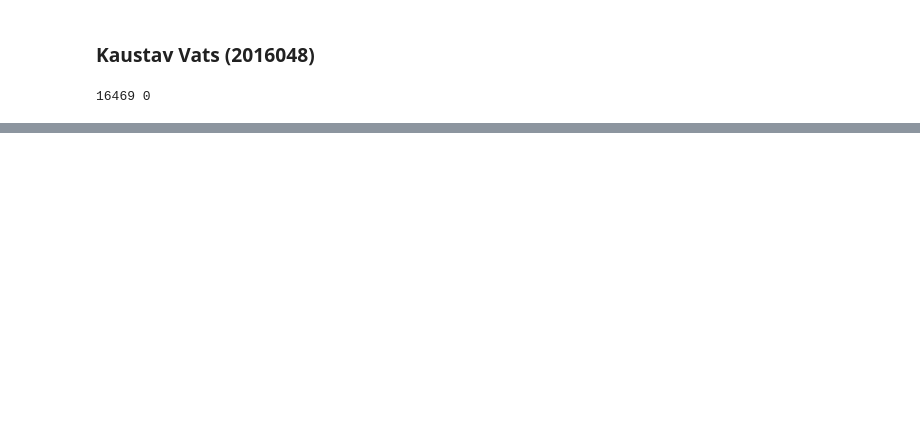
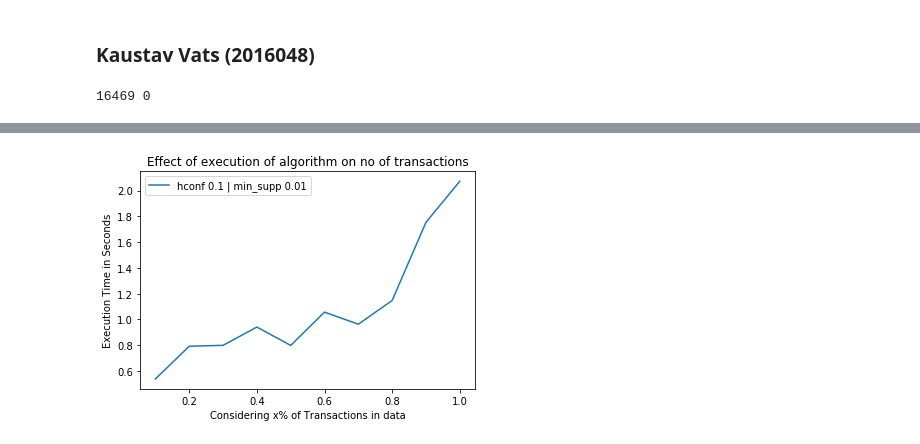
Before and after one commit to Kvatsx/Data-Mining-Assignments, a Jupyter notebook: Assignment-3/Kaustav_2016048_A3.ipynb, the cells around one changed output, grey strips where cells are left out. Saved outputs shown, nothing was run; the diff lists cells and outputs as text; code cells hidden in the pictures; blank space fills up the shorter version.

```diff
--- a/Assignment-3/Kaustav_2016048_A3.ipynb
+++ b/Assignment-3/Kaustav_2016048_A3.ipynb
@@ -174,0 +213,17 @@ HyperCliqueTimeGraph()
+# %%
+#Execution time for Different size of the data
+Size = [0.1, 0.2, 0.3, 0.4, 0.5, 0.6, 0.7, 0.8, 0.9, 1]
+Data = LoadData("retail.dat")
+min_hc = 0.1
+min_supp = 0.01
+temp_time = []
+for dSize in Size:
+    D = Data[:int(len(Data)*dSize)]
+    MaxEl, MinEl = GetMax(D)
+    start_time = time.time()
+    Result = HyperCliqueAlgo(D)
+    temp_time.append(time.time()-start_time)
+
+DataSizeTime(temp_time, Size)
+# %% [output]
+[figure, added]
```
Also changed, not shown: parts of 5 cells of this notebook, 2 other files.
